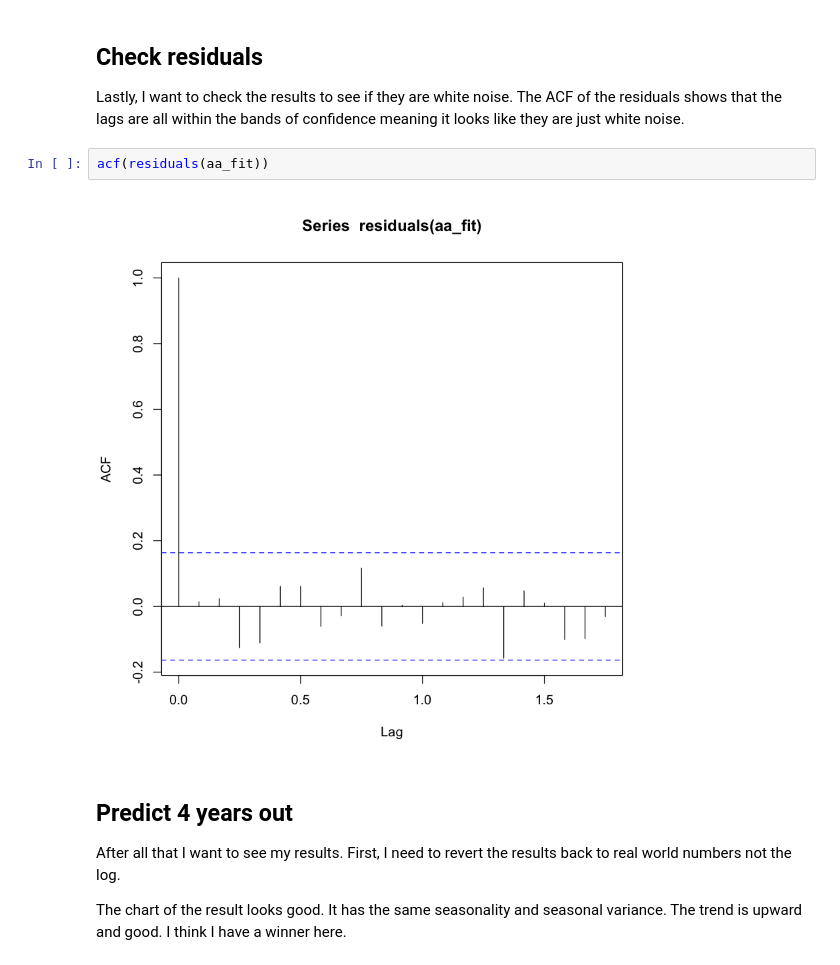
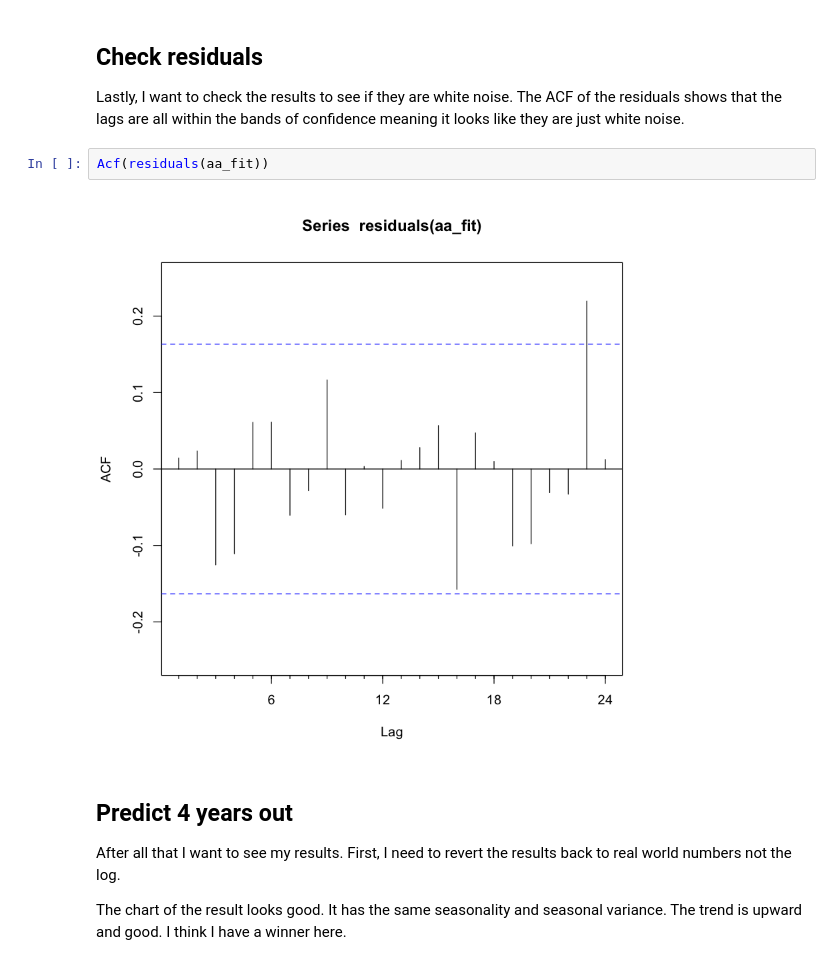
Before and after one commit to kofoide/forecasting, a Jupyter notebook: Week5/Assignment/Assignment5-Question1-2.ipynb, the cells around one changed output. Drawn from its saved outputs; the diff is of its cells as text.

```diff
--- a/Week5/Assignment/Assignment5-Question1-2.ipynb
+++ b/Week5/Assignment/Assignment5-Question1-2.ipynb
@@ -130,9 +130,9 @@ Training set 0.01443892
 
 Lastly, I want to check the results to see if they are white noise. The ACF of the residuals shows that the lags are all within the bands of confidence meaning it looks like they are just white noise.
 # %%
-acf(residuals(aa_fit))
+Acf(residuals(aa_fit))
 # %% [output]
-[figure, old version]
+[figure, new version]
 # %% [markdown]
 ## Predict 4 years out
 
```
Also changed, not shown: 3 other files.
